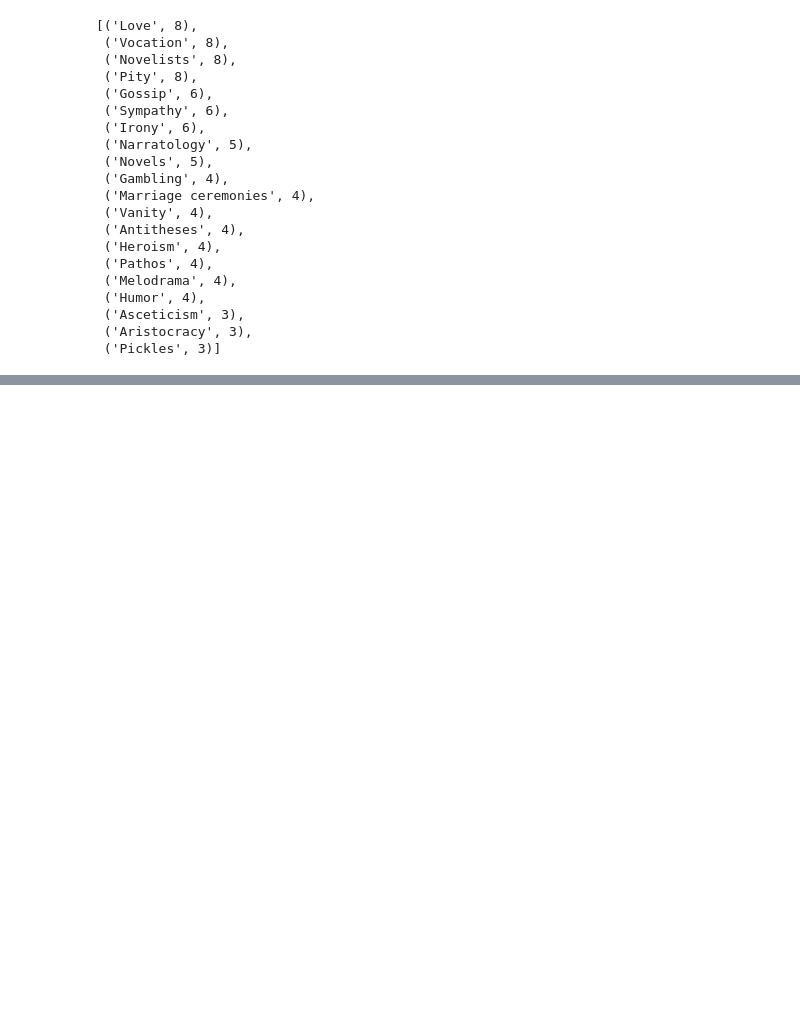
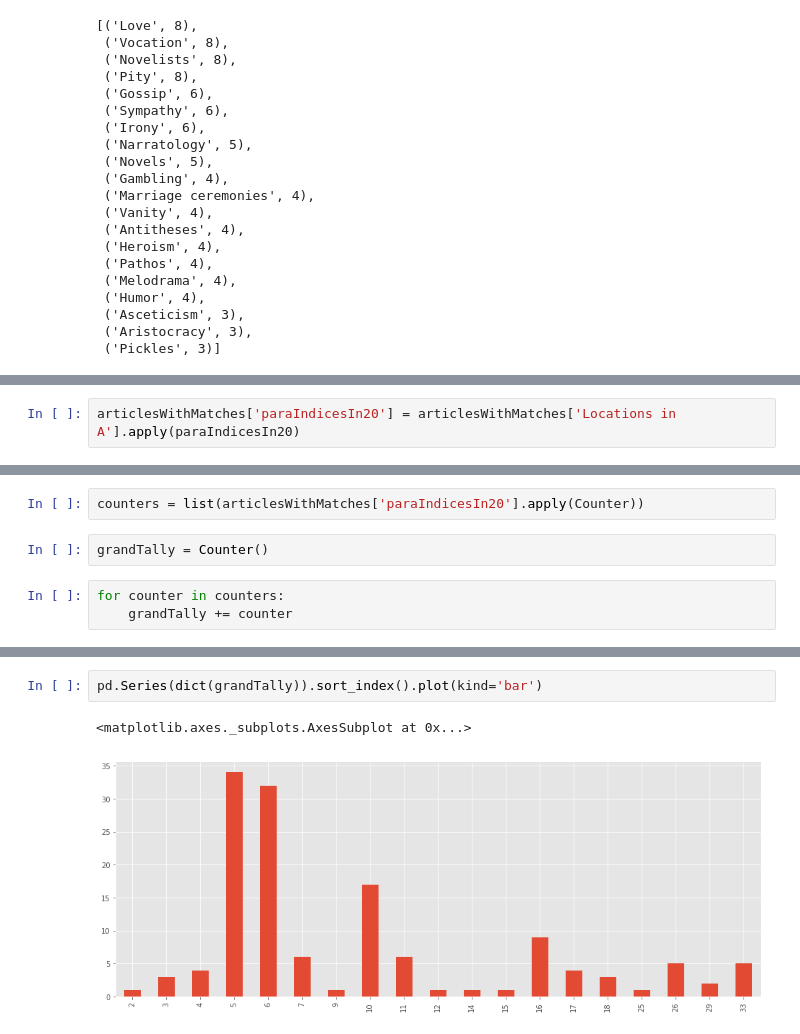
Before and after one commit to lit-mod-viz/middlemarch-critical-histories, a Jupyter notebook: notebooks/jstor-analysis.ipynb, the cells around one changed output, grey strips where cells are left out. Saved outputs shown, nothing was run; the diff lists cells and outputs as text; blank space fills up the shorter version.

```diff
--- a/notebooks/jstor-analysis.ipynb
+++ b/notebooks/jstor-analysis.ipynb
@@ -712,0 +801,2 @@ Counter(chap15TopicsFlat).most_common(20)
+# %%
+articlesWithMatches['paraIndicesIn20'] = articlesWithMatches['Locations in A'].apply(paraIndicesIn20)
@@ -712,0 +809,7 @@ Counter(chap15TopicsFlat).most_common(20)
+# %%
+counters = list(articlesWithMatches['paraIndicesIn20'].apply(Counter))
+# %%
+grandTally = Counter()
+# %%
+for counter in counters:
+    grandTally += counter
@@ -712,0 +840,5 @@ Counter(chap15TopicsFlat).most_common(20)
+# %%
+pd.Series(dict(grandTally)).sort_index().plot(kind='bar')
+# %% [output]
+<matplotlib.axes._subplots.AxesSubplot at 0x...>
+[figure, added]
```
Also changed, not shown: parts of 16 cells of this notebook.
